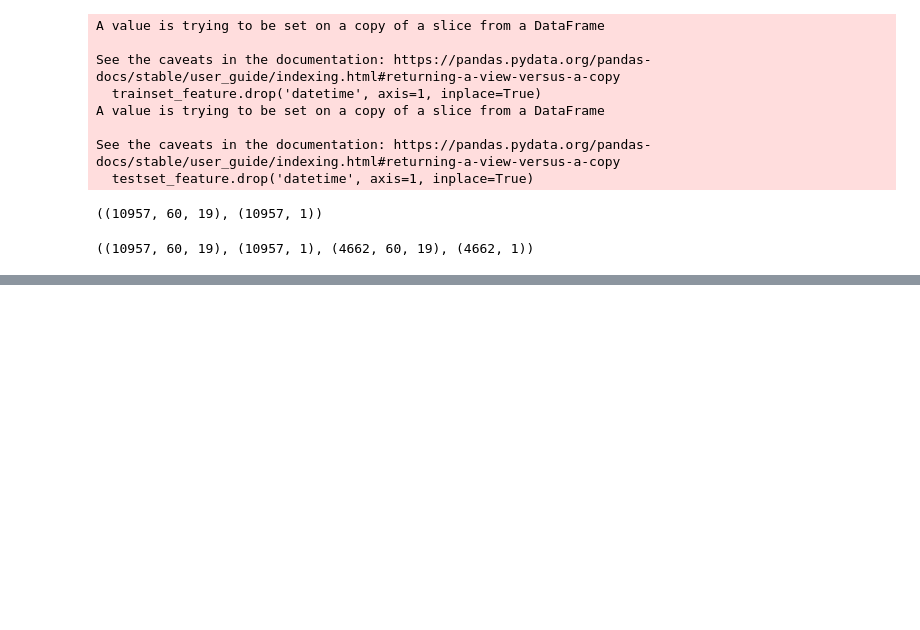
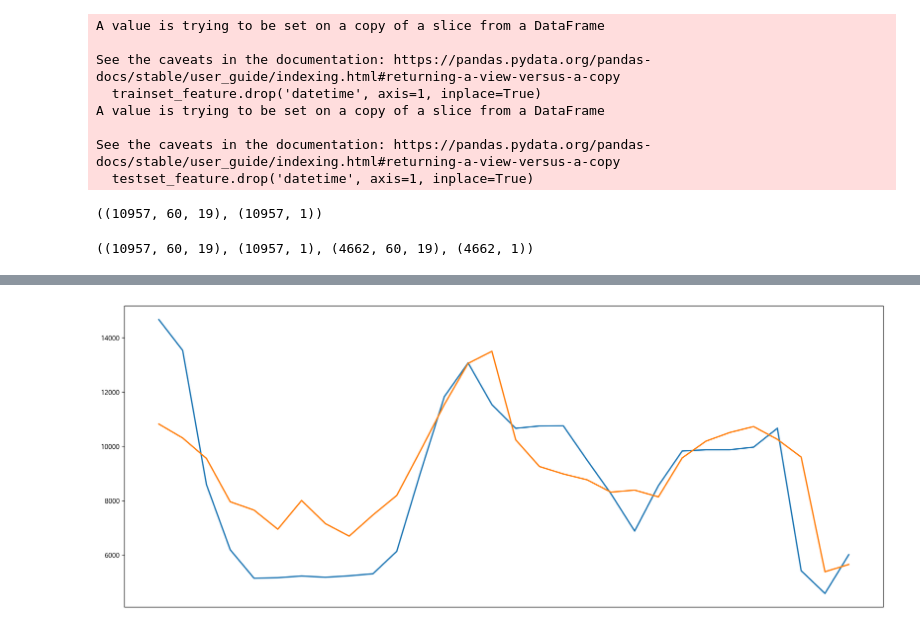
Before and after one commit to iambean-git/OptiFlow, a Jupyter notebook: OptiFlowData/j_data_time_series_prediction4.ipynb, the cells around one changed output, grey strips where cells are left out. Drawn from its saved outputs; the diff is of its cells as text; code cells hidden in the pictures; blank space fills up the shorter version.

```diff
--- a/OptiFlowData/j_data_time_series_prediction4.ipynb
+++ b/OptiFlowData/j_data_time_series_prediction4.ipynb
@@ -259,0 +269,8 @@ plt.show()
+# %%
+plt.figure(figsize=(20, 8))
+plt.xticks([])
+plt.plot(df.index[train_size + seq_len + 30: train_size + seq_len + 60], y_test_ori[30:60])
+plt.plot(df.index[train_size + seq_len + 30: train_size + seq_len + 60], y_pred_ori[30:60])
+plt.show()
+# %% [output]
+[figure, added]
```
Also changed, not shown: parts of 4 cells of this notebook, 5 other files.
